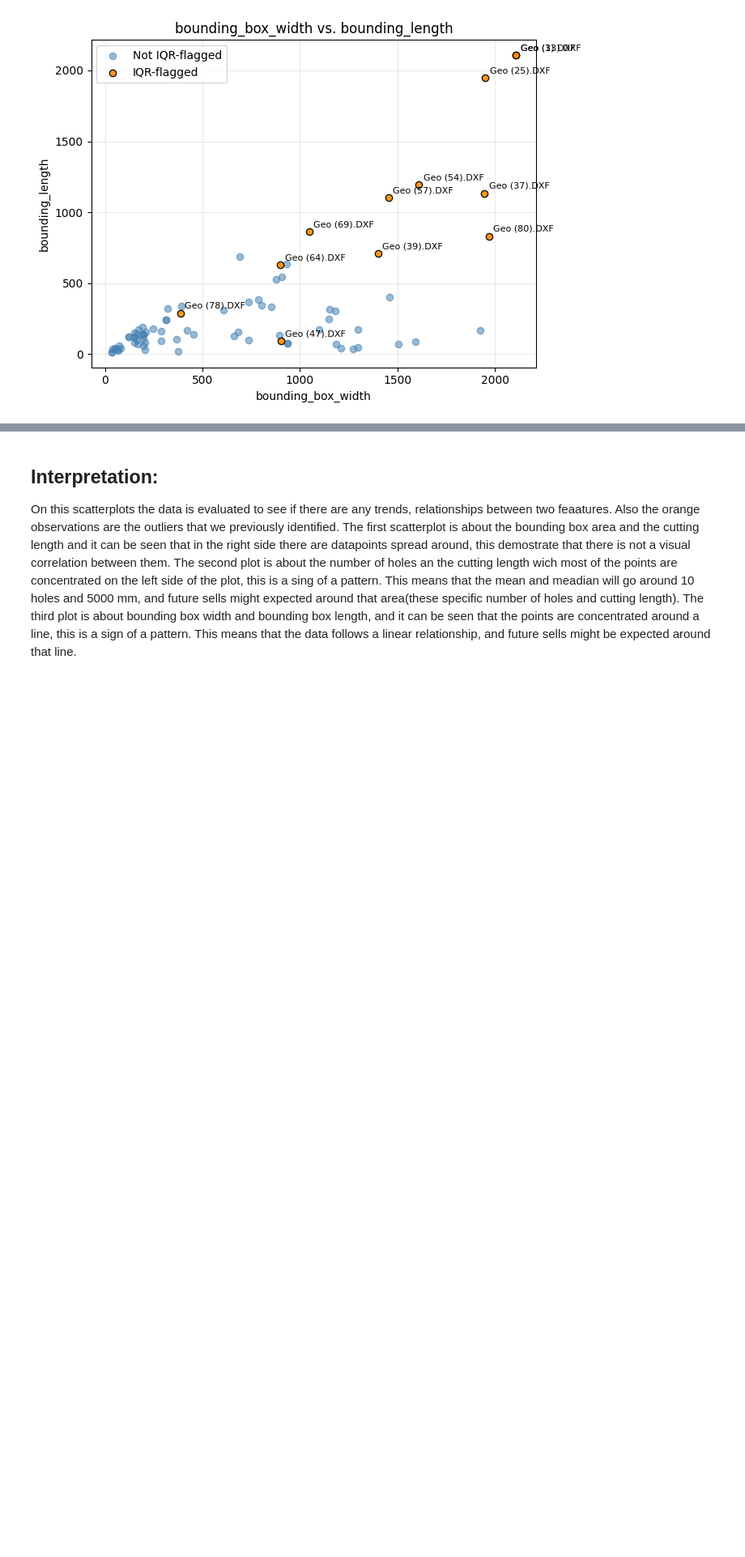
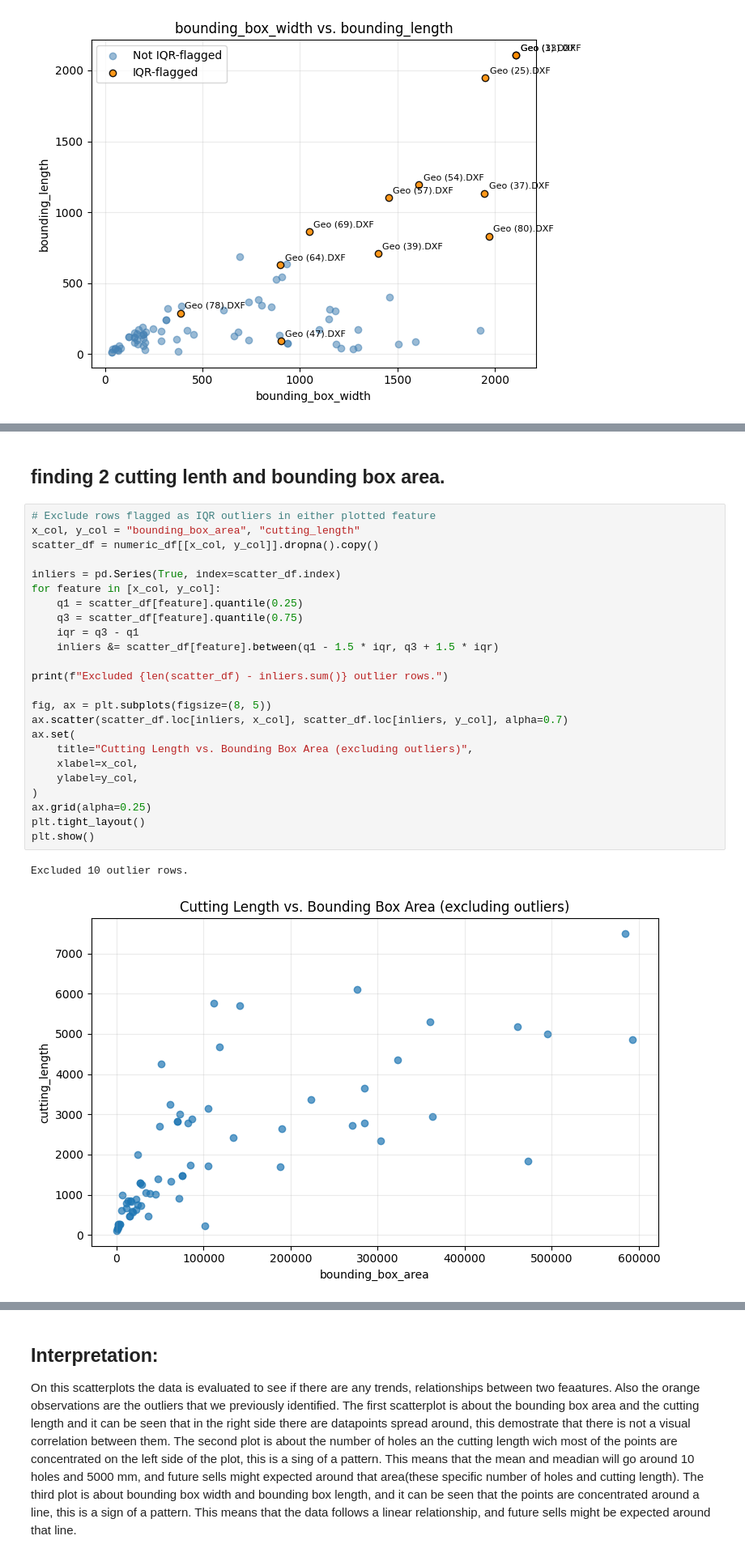
Before and after one commit to stawata/Challange_1_LaserCut-GmbH, a Jupyter notebook: DSF4E_Challenge1-2/LaserCut_EDA_Feature_Exploration.ipynb, the cells around one changed output, grey strips where cells are left out. Shown at 81% size. Drawn from its saved outputs; the diff is of its cells as text; blank space fills up the shorter version.

Commit message:
changes of findings

```diff
--- a/DSF4E_Challenge1-2/LaserCut_EDA_Feature_Exploration.ipynb
+++ b/DSF4E_Challenge1-2/LaserCut_EDA_Feature_Exploration.ipynb
@@ -372,0 +409,29 @@ for x_col, y_col in review_pairs:
+# %% [markdown]
+## finding 2 cutting lenth and bounding box area.
+# %%
+# Exclude rows flagged as IQR outliers in either plotted feature
+x_col, y_col = "bounding_box_area", "cutting_length"
+scatter_df = numeric_df[[x_col, y_col]].dropna().copy()
+
+inliers = pd.Series(True, index=scatter_df.index)
+for feature in [x_col, y_col]:
+    q1 = scatter_df[feature].quantile(0.25)
+    q3 = scatter_df[feature].quantile(0.75)
+    iqr = q3 - q1
+    inliers &= scatter_df[feature].between(q1 - 1.5 * iqr, q3 + 1.5 * iqr)
+
+print(f"Excluded {len(scatter_df) - inliers.sum()} outlier rows.")
+
+fig, ax = plt.subplots(figsize=(8, 5))
+ax.scatter(scatter_df.loc[inliers, x_col], scatter_df.loc[inliers, y_col], alpha=0.7)
+ax.set(
+    title="Cutting Length vs. Bounding Box Area (excluding outliers)",
+    xlabel=x_col,
+    ylabel=y_col,
+)
+ax.grid(alpha=0.25)
+plt.tight_layout()
+plt.show()
+# %% [output]
+Excluded 10 outlier rows.
+[figure, added]
```
Also changed, not shown: parts of 7 cells of this notebook.
